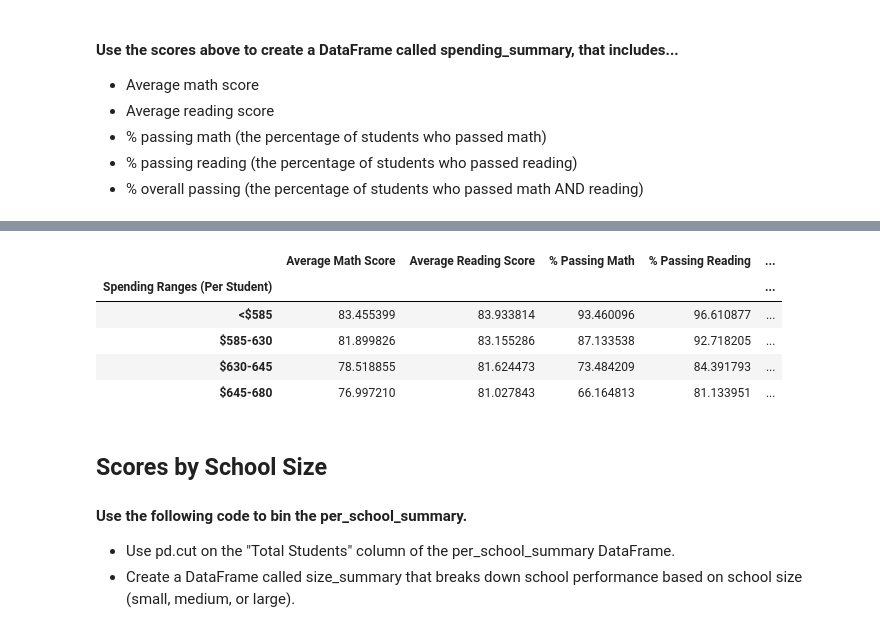
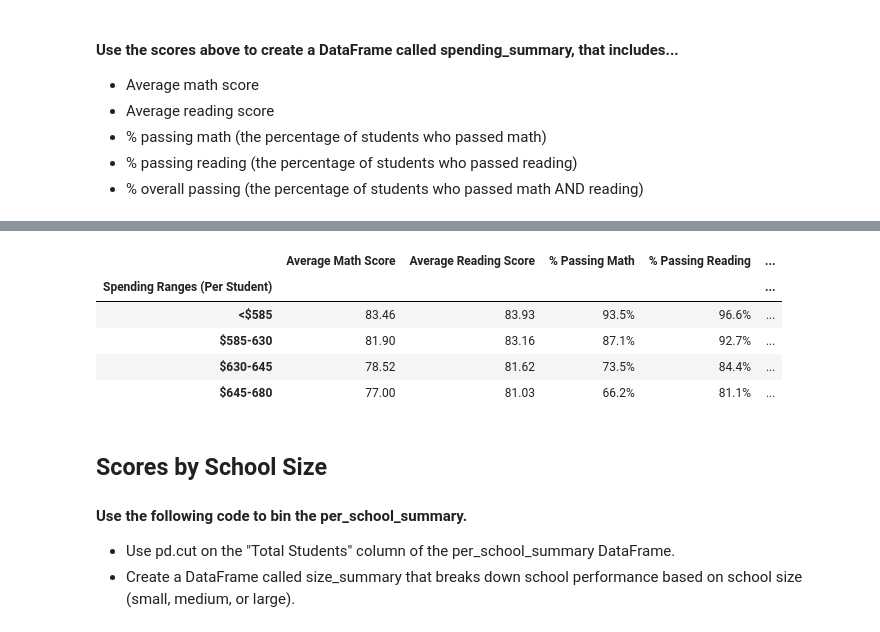
Before and after one commit to kcwaggs/pandas-challenge, a Jupyter notebook: PyCitySchools/PyCitySchools.ipynb, the cells around one changed output, grey strips where cells are left out. Cells and saved outputs as stored; diff of their text form; code cells hidden in the pictures.

```diff
--- a/PyCitySchools/PyCitySchools.ipynb
+++ b/PyCitySchools/PyCitySchools.ipynb
@@ -375,21 +400,28 @@ overall_passing_spending = school_spending_df.groupby(["Spending Ranges (Per Stu
 # %%
 # Assemble into DataFrame
 spending_summary = pd.DataFrame({'Average Math Score': spending_math_scores
                                  ,'Average Reading Score': spending_reading_scores
                                  ,'% Passing Math': spending_passing_math
                                  ,'% Passing Reading': spending_passing_reading
                                  ,'% Overall Passing': overall_passing_spending
                                 })
 
+# Formatting
+spending_summary['Average Math Score'] = spending_summary['Average Math Score'].round(2)
+spending_summary['Average Reading Score'] = spending_summary['Average Reading Score'].round(2)
+spending_summary['% Passing Math'] = spending_summary['% Passing Math'].round(1).astype(str) + '%'
+spending_summary['% Passing Reading'] = spending_summary['% Passing Reading'].round(1).astype(str) + '%'
+spending_summary['% Overall Passing'] = spending_summary['% Overall Passing'].round(1).astype(str) + '%'
+
 # Display results
 spending_summary
 # %% [output]
 |  | Average Math Score | Average Reading Score | % Passing Math | % Passing Reading | ... |
 | Spending Ranges (Per Student) |  |  |  |  | ... |
-| <$585 | 83.455399 | 83.933814 | 93.460096 | 96.610877 | ... |
-| $585-630 | 81.899826 | 83.155286 | 87.133538 | 92.718205 | ... |
-| $630-645 | 78.518855 | 81.624473 | 73.484209 | 84.391793 | ... |
-| $645-680 | 76.997210 | 81.027843 | 66.164813 | 81.133951 | ... |
+| <$585 | 83.46 | 83.93 | 93.5% | 96.6% | ... |
+| $585-630 | 81.90 | 83.16 | 87.1% | 92.7% | ... |
+| $630-645 | 78.52 | 81.62 | 73.5% | 84.4% | ... |
+| $645-680 | 77.00 | 81.03 | 66.2% | 81.1% | ... |
 # %% [markdown]
 ## Scores by School Size
 #### Use the following code to bin the per_school_summary.
```
Also changed, not shown: parts of 17 cells of this notebook, 1 other file.
